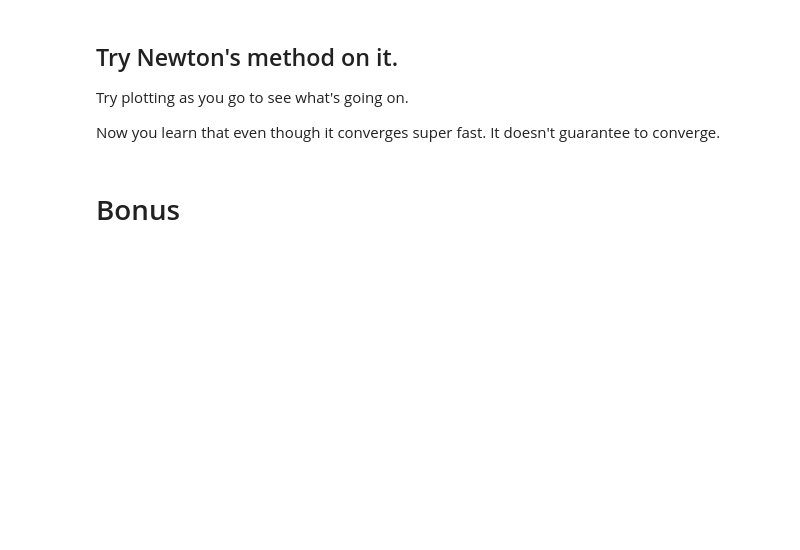
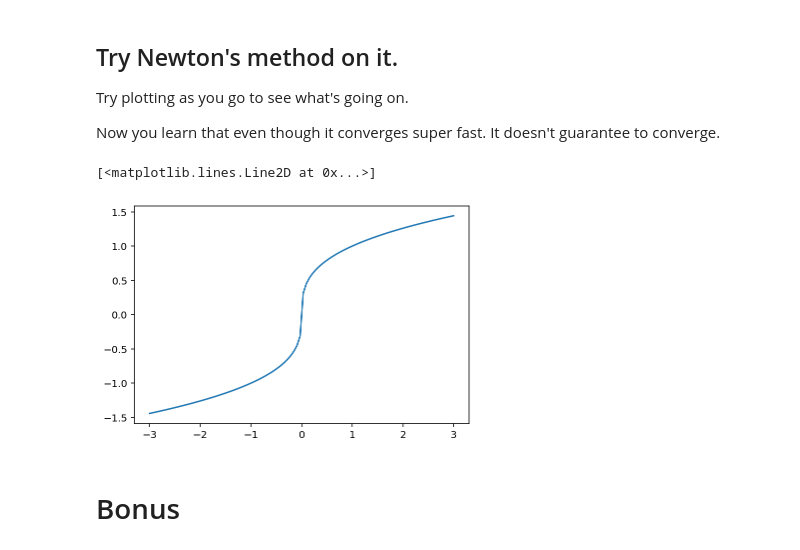
Before and after one commit to MUIC-Numerical-Methods-2018/Exercise-1-Basics-Notebook-and-Finding-Root, a Jupyter notebook: 01 Plotting and Finding Root.ipynb, the cells around one changed output. Drawn from its saved outputs; the diff is of its cells as text; code cells hidden in the pictures; blank space fills up the shorter version.

```diff
--- a/01 Plotting and Finding Root.ipynb
+++ b/01 Plotting and Finding Root.ipynb
@@ -293,3 +336,12 @@ Here is how I annotate the figure
 </div>
 # %% [markdown]
 ## Solve $\sqrt[3]{x}=0$ by hand. What's $x$?
+# %%
+import math
+def f(x):
+    return np.sign(x)*np.power(np.abs(x),(1/3))
+
+def fp(x):
+    return 1/3*np.sign(x)*np.power(np.abs(x),(-2/3))
+
+newton(f, fp, 0.1, 7)
@@ -298,6 +359,12 @@ Here is how I annotate the figure
 Try plotting as you go to see what's going on.
 
 Now you learn that even though it converges super fast. It doesn't guarantee to converge.
+# %%
+xs = np.linspace(-3, 3, 100)
+plt.plot(xs, f(xs))
+# %% [output]
+[<matplotlib.lines.Line2D at 0x...>]
+[figure, added]
 # %% [markdown]
 # Bonus
 # %% [markdown]
```
Also changed, not shown: parts of 4 cells of this notebook.
